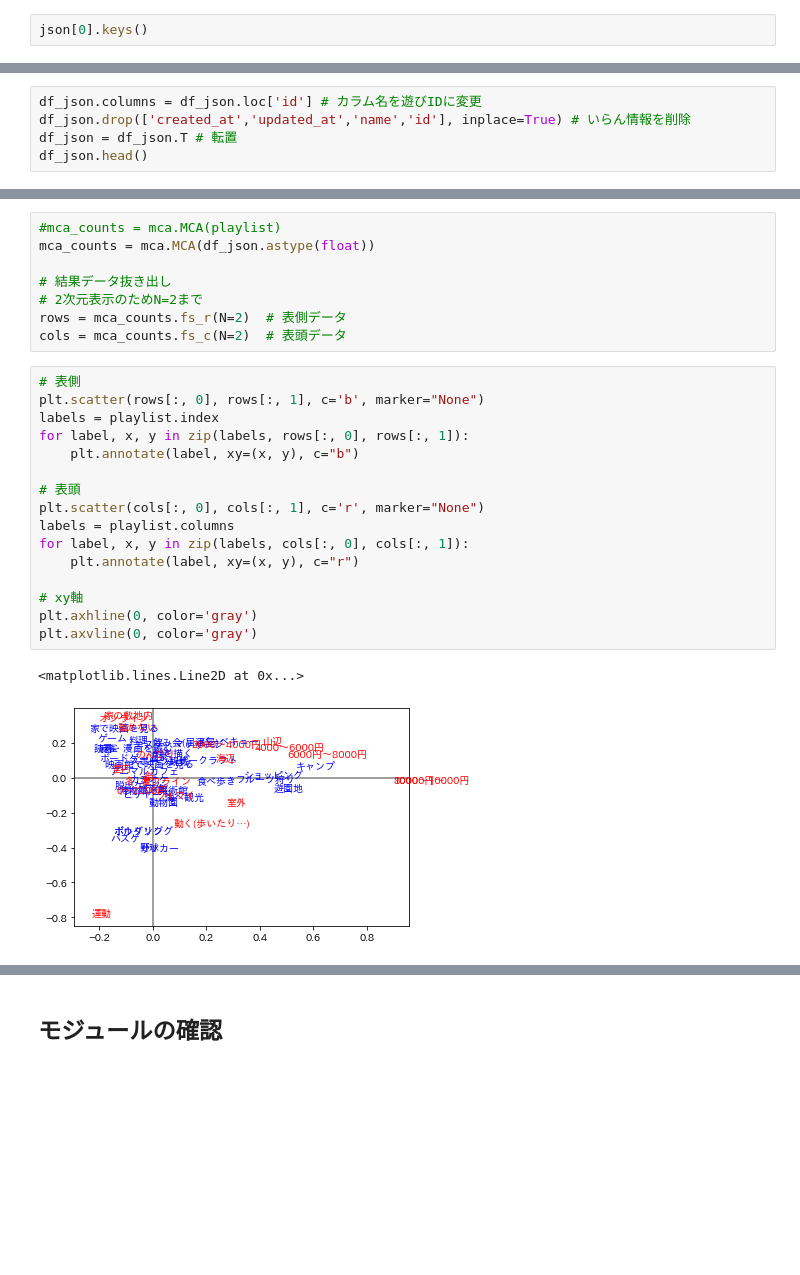
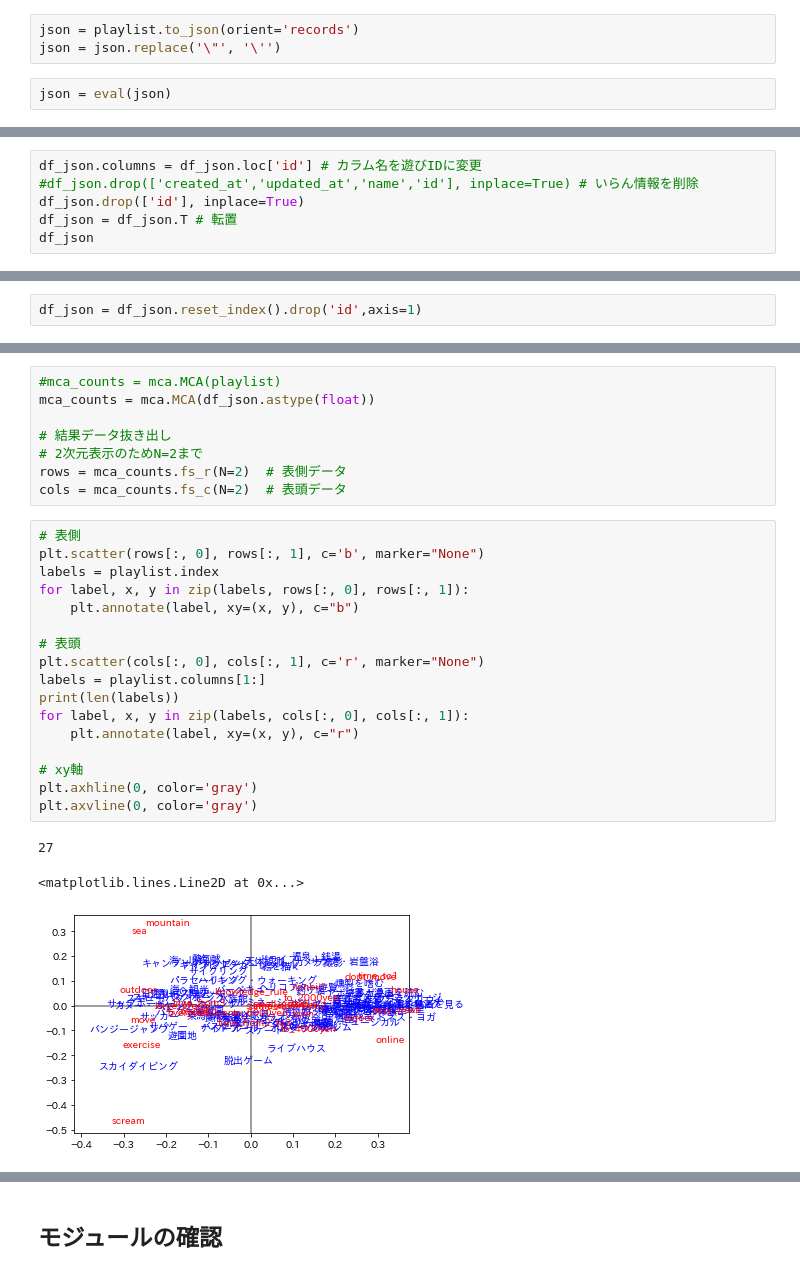
Before and after one commit to flock-geekten/recommendation-models, a Jupyter notebook: workspace/fun_reco.ipynb, the cells around one changed output, grey strips where cells are left out. Drawn from its saved outputs; the diff is of its cells as text; blank space fills up the shorter version.

Commit message:
Add some new columns of playlist

```diff
--- a/workspace/fun_reco.ipynb
+++ b/workspace/fun_reco.ipynb
@@ -53,2 +79,5 @@ json = [{"id":1,"name":"バーベキュー","indoor":0,"outdoor":1,"summer":1,"w
+# %%
+json = playlist.to_json(orient='records')
+json = json.replace('\"', '\'')
 # %%
-json[0].keys()
+json = eval(json)
@@ -87,7 +114,8 @@ df_json
 ## データクレイジング
 # %%
 df_json.columns = df_json.loc['id'] # カラム名を遊びIDに変更
-df_json.drop(['created_at','updated_at','name','id'], inplace=True) # いらん情報を削除
+#df_json.drop(['created_at','updated_at','name','id'], inplace=True) # いらん情報を削除
+df_json.drop(['id'], inplace=True)
 df_json = df_json.T # 転置
-df_json.head()
+df_json
 # %% [output]
@@ -102,3 +136,5 @@ df_json.head()
+# %%
+df_json = df_json.reset_index().drop('id',axis=1)
 # %% [markdown]
 ## 多重対応分析の適用
 # %%
@@ -112,22 +148,24 @@ cols = mca_counts.fs_c(N=2)  # 表頭データ
 # %%
 # 表側
 plt.scatter(rows[:, 0], rows[:, 1], c='b', marker="None")
 labels = playlist.index
 for label, x, y in zip(labels, rows[:, 0], rows[:, 1]):
     plt.annotate(label, xy=(x, y), c="b")
 
 # 表頭
 plt.scatter(cols[:, 0], cols[:, 1], c='r', marker="None")
-labels = playlist.columns
+labels = playlist.columns[1:]
+print(len(labels))
 for label, x, y in zip(labels, cols[:, 0], cols[:, 1]):
     plt.annotate(label, xy=(x, y), c="r")
 
 # xy軸
 plt.axhline(0, color='gray')
 plt.axvline(0, color='gray')
 # %% [output]
-<matplotlib.lines.Line2D at 0x...>
+27
+<matplotlib.lines.Line2D at 0x...>
-[figure, old version]
+[figure, new version]
 # %%
 # 遊び特徴量
 fun_features = pd.DataFrame(rows).set_index(playlist.index)
```
Also changed, not shown: parts of 26 cells of this notebook, 2 other files.
